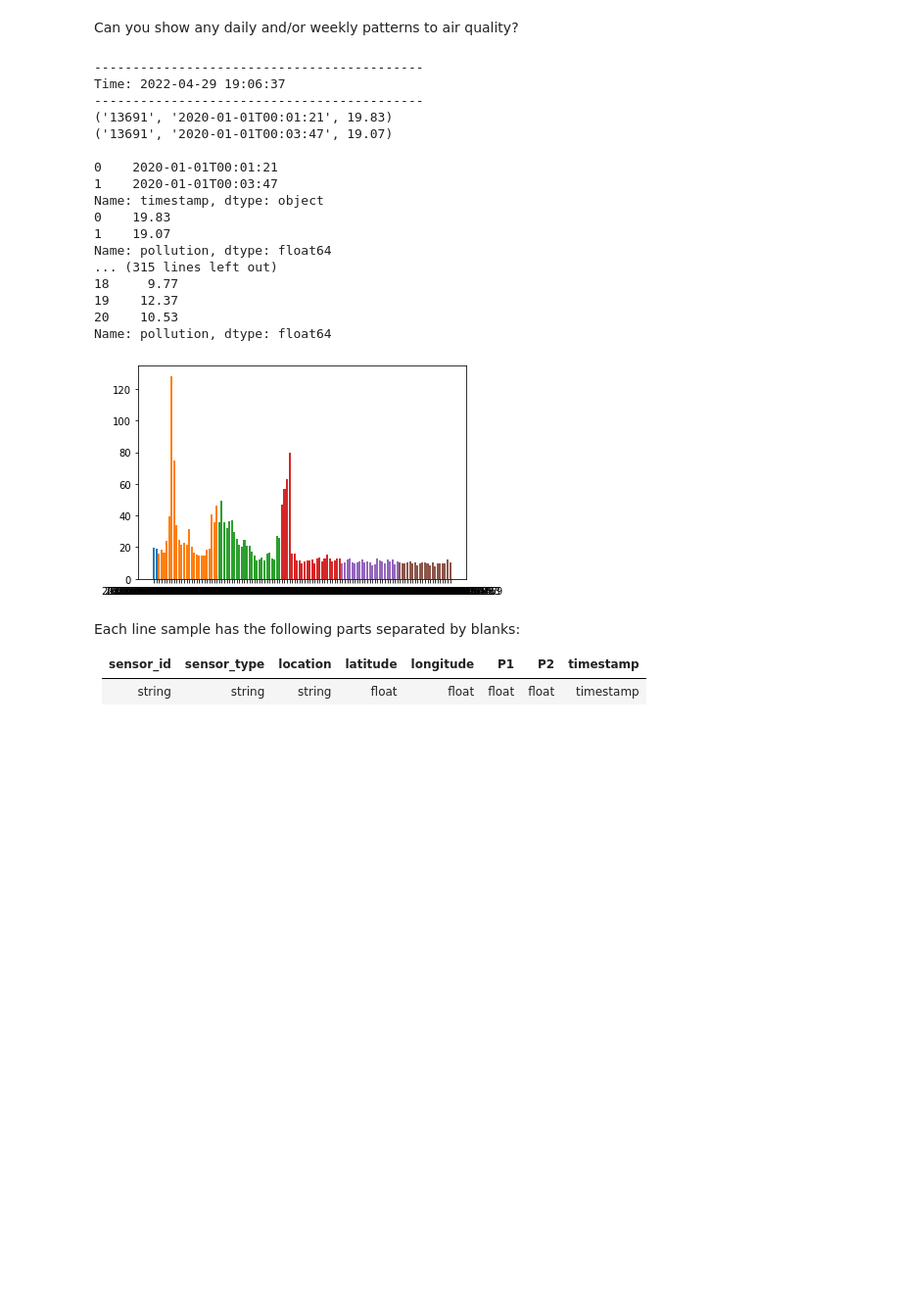
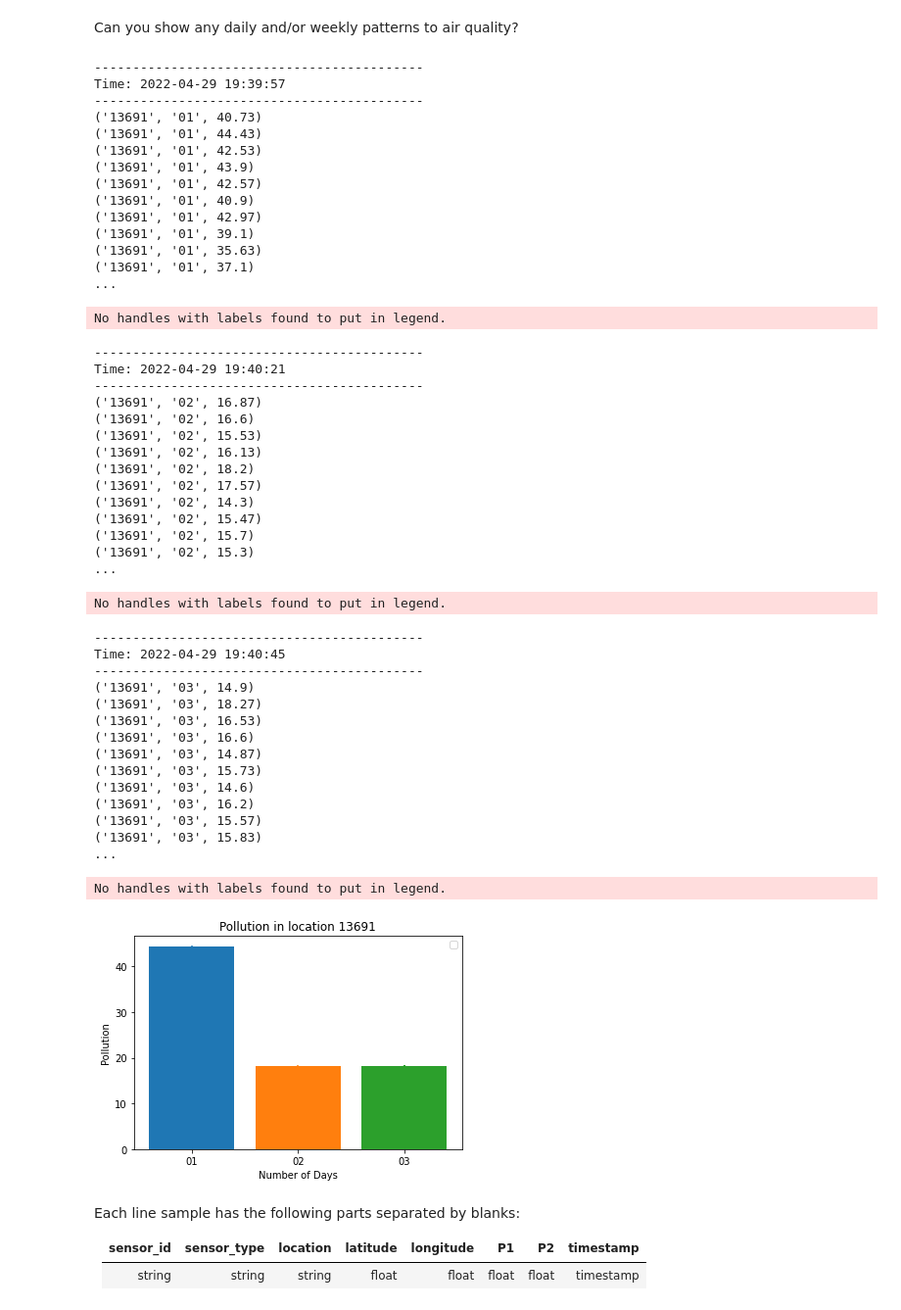
Before and after one commit to nbpyth97/Exercise, a Jupyter notebook: tp1/ps2022_tp1.ipynb, the cells around one changed output. Shown: that part at 98% size. Cells and saved outputs as stored; diff of their text form; code cells hidden in the pictures; blank space fills up the shorter version.

```diff
--- a/tp1/ps2022_tp1.ipynb
+++ b/tp1/ps2022_tp1.ipynb
@@ -382,55 +382,87 @@ def convert_to_df(rdd):
   try:
     df = spark.createDataFrame(rdd)
     df_pandas = df.toPandas()
     df_pandas.columns = ['location', 'timestamp', 'pollution']
     x = df_pandas['timestamp']
     y = df_pandas['pollution']
-    print(x)
-    print(y)
     plt.bar(x,y)
     plt.plot()
+    plt.xlabel("Number of Days")
+    plt.ylabel("Pollution")
+    plt.title("Pollution in location 13691")
+    plt.legend()
+
+    for i in range
 
   except Exception as err:
     print(err)
 
 try:
   ssc = StreamingContext(spark.sparkContext, 1)
   lines = ssc.socketTextStream('localhost', 7777)
-  line = lines.window(1,1)
+  line = lines.window(1,24)
 
   results=line.filter(lambda x : len(x)>0)\
-  .map(lambda x:(x.split(' ')[2],x.split(' ')[-1],float(x.split(' ')[-3])))\
-  .filter(lambda x : x[0] =='13691')
+  .map(lambda x:(x.split(' ')[2],x.split(' ')[-1][8:10],float(x.split(' ')[-3])))\
+  .filter(lambda x : x[0] == '13691')
 
   results.pprint()
   results.foreachRDD(convert_to_df)
 
   ssc.start()
-  ssc.awaitTermination(5)
+  ssc.awaitTermination(72)
 
 except Exception as err:
   print(err)
 ssc.stop()
 spark.stop()
 # %% [output]
 -------------------------------------------
-Time: 2022-04-29 19:06:37
+Time: 2022-04-29 19:39:57
 -------------------------------------------
-('13691', '2020-01-01T00:01:21', 19.83)
-('13691', '2020-01-01T00:03:47', 19.07)
-
-0    2020-01-01T00:01:21
-1    2020-01-01T00:03:47
-Name: timestamp, dtype: object
-0    19.83
-1    19.07
-Name: pollution, dtype: float64
-... (315 lines left out)
-18     9.77
-19    12.37
-20    10.53
-Name: pollution, dtype: float64
+('13691', '01', 40.73)
+('13691', '01', 44.43)
+('13691', '01', 42.53)
+('13691', '01', 43.9)
+('13691', '01', 42.57)
+('13691', '01', 40.9)
+('13691', '01', 42.97)
+('13691', '01', 39.1)
+('13691', '01', 35.63)
+('13691', '01', 37.1)
+...
+No handles with labels found to put in legend.
+-------------------------------------------
+Time: 2022-04-29 19:40:21
+-------------------------------------------
+('13691', '02', 16.87)
+('13691', '02', 16.6)
+('13691', '02', 15.53)
+('13691', '02', 16.13)
+('13691', '02', 18.2)
+('13691', '02', 17.57)
+('13691', '02', 14.3)
+('13691', '02', 15.47)
+('13691', '02', 15.7)
+('13691', '02', 15.3)
+...
+No handles with labels found to put in legend.
+-------------------------------------------
+Time: 2022-04-29 19:40:45
+-------------------------------------------
+('13691', '03', 14.9)
+('13691', '03', 18.27)
+('13691', '03', 16.53)
+('13691', '03', 16.6)
+('13691', '03', 14.87)
+('13691', '03', 15.73)
+('13691', '03', 14.6)
+('13691', '03', 16.2)
+('13691', '03', 15.57)
+('13691', '03', 15.83)
+...
+No handles with labels found to put in legend.
-[figure, old version]
+[figure, new version]
 # %% [markdown]
 Each line sample has the following parts separated by blanks:
 
```
